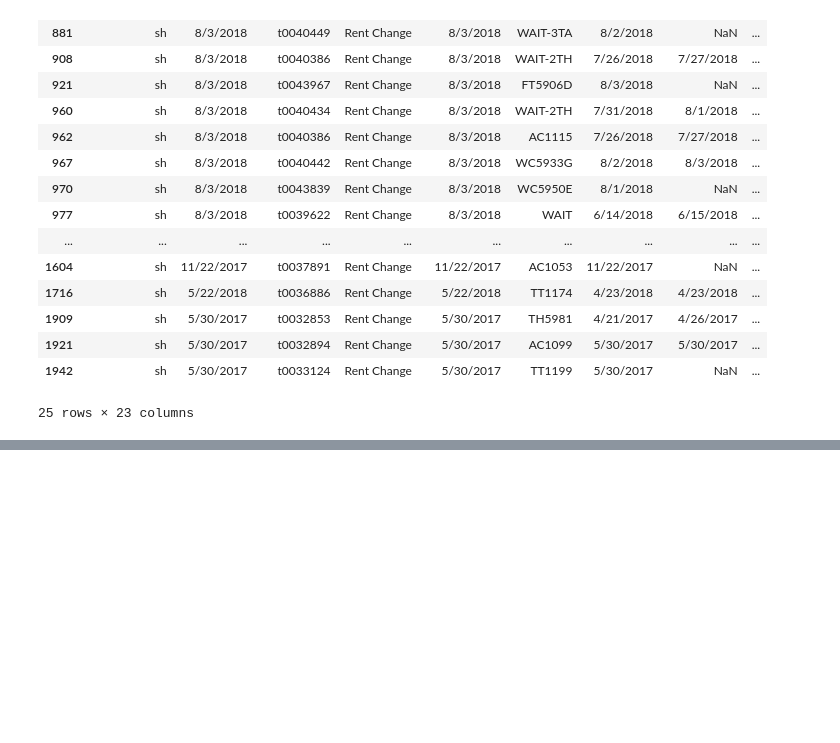
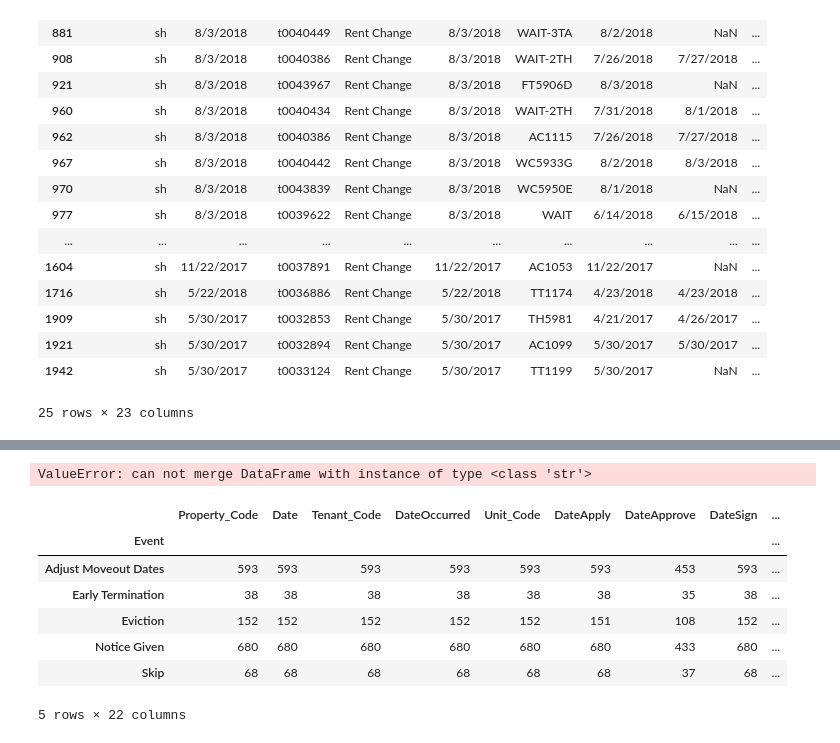
Before and after one commit to richinohio/Final_Project, a Jupyter notebook: Tenants.ipynb, the cells around one changed output, grey strips where cells are left out. Cells and saved outputs as stored; diff of their text form; code cells hidden in the pictures; blank space fills up the shorter version.

```diff
--- a/Tenants.ipynb
+++ b/Tenants.ipynb
@@ -86,0 +116,18 @@ moveout.head(25)
+# %%
+tenant_apt = pd.merge(moveout, apt_types, on = ["Unit_Code"], how= 'inner')
+tenant_apt.head()
+# %% [output]
+ValueError: can not merge DataFrame with instance of type <class 'str'>
+# %%
+cannotafford = tenants_df.loc[tenants_df["Notes"] == "Cannot Afford Apartment"]
+cannotafford_df = cannotafford.groupby("Event").count()
+cannotafford_df.head(25)
+# %% [output]
+|  | Property_Code | Date | Tenant_Code | DateOccurred | Unit_Code | DateApply | DateApprove | DateSign | ... |
+| Event |  |  |  |  |  |  |  |  | ... |
+| Adjust Moveout Dates | 593 | 593 | 593 | 593 | 593 | 593 | 453 | 593 | ... |
+| Early Termination | 38 | 38 | 38 | 38 | 38 | 38 | 35 | 38 | ... |
+| Eviction | 152 | 152 | 152 | 152 | 152 | 151 | 108 | 152 | ... |
+| Notice Given | 680 | 680 | 680 | 680 | 680 | 680 | 433 | 680 | ... |
+| Skip | 68 | 68 | 68 | 68 | 68 | 68 | 37 | 68 | ... |
+5 rows × 22 columns
```
Also changed, not shown: parts of 4 cells of this notebook.
